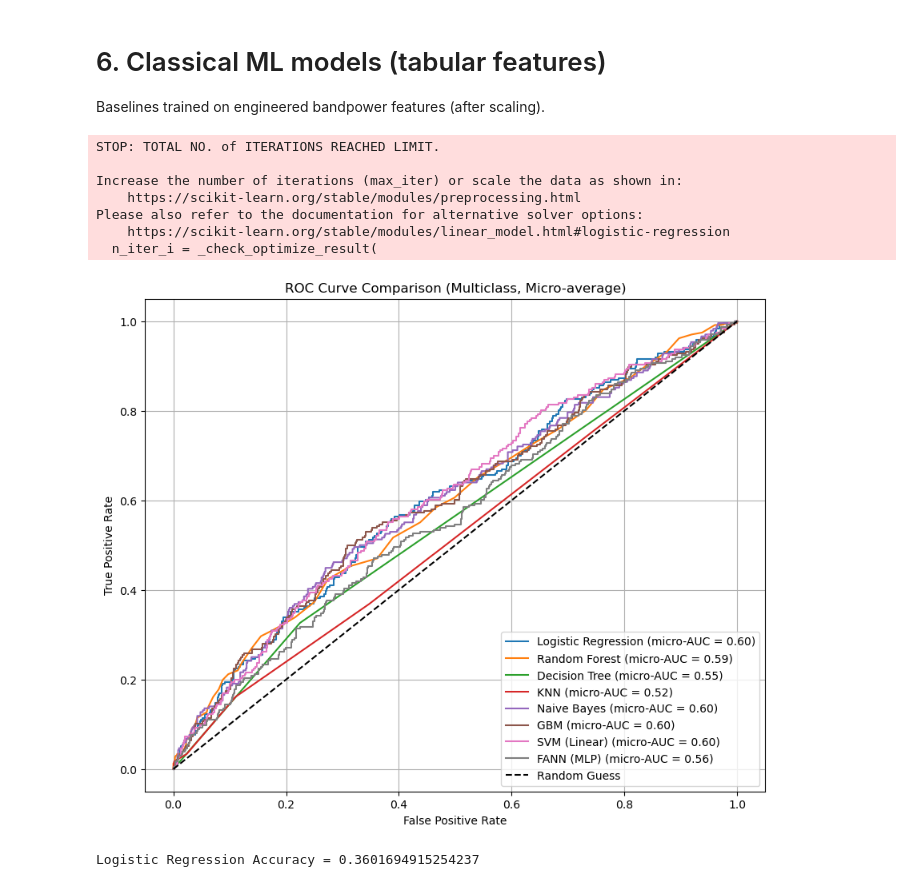
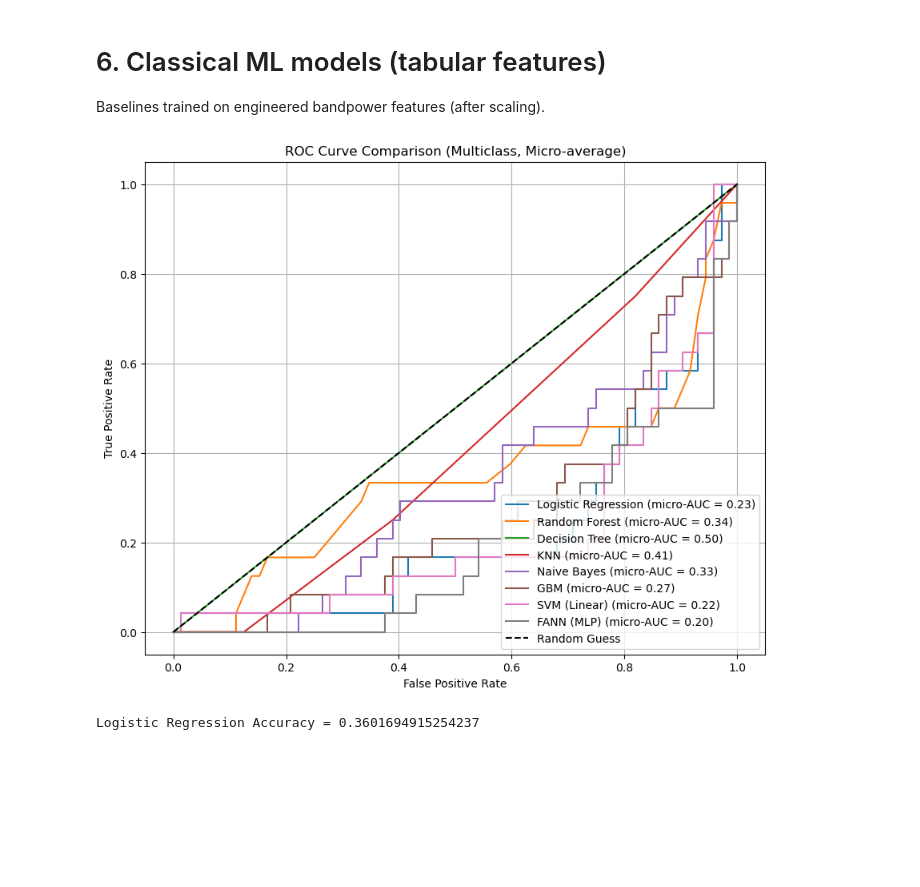
Before and after one commit to mushfique-tajwar/VR-EEG-Deep-Learning, a Jupyter notebook: code.ipynb, the cells around one changed output. Drawn from its saved outputs; the diff is of its cells as text; code cells hidden in the pictures; blank space fills up the shorter version.

Commit message:
LOSO

```diff
--- a/code.ipynb
+++ b/code.ipynb
@@ -611,25 +620,14 @@ We split window-level samples into train/test (optionally **grouped by Participa
 # %%
-# Train/Test Split (Participant-disjoint)
-#
-# IMPORTANT: We only allow subject-disjoint splitting to avoid participant leakage.
-# This notebook intentionally does NOT support random train/test splits.
+# Pick one LOSO fold for downstream cells
+##
+# The rest of the notebook expects a single train/test split (X_train/X_test etc).
+# Here we choose one LOSO fold to act as that split.
 
-required = ['x_band', 'y_band', 'X_seq_all', 'groups_win']
-missing = [k for k in required if k not in globals()]
-if missing:
-    raise NameError(f"Missing {missing}. Run windowing + feature engineering first.")
+_fold_to_use = int(globals().get('LOSO_FOLD', 0))
 
-if 'Participant' not in csvfile.columns:
-    raise KeyError("Participant column not found; cannot do subject-disjoint evaluation.")
-
-idx = np.arange(len(x_band))
-y_arr = np.asarray(y_band, dtype=np.int32)
-groups = np.asarray(groups_win)
-if len(groups) != len(idx):
-    raise ValueError(f"groups_win length mismatch: {len(groups)} vs n_windows={len(idx)}")
-
-splitter = GroupShuffleSplit(n_splits=1, test_size=0.3, random_state=5)
-train_idx, test_idx = next(splitter.split(idx, y_arr, groups=groups))
+train_idx, test_idx = splits[_fold_to_use]
+heldout_groups = np.unique(groups[test_idx])
+heldout_pid = int(heldout_groups[0]) if heldout_groups.size else None
 
 X_train = x_band.iloc[train_idx].reset_index(drop=True)
 X_test = x_band.iloc[test_idx].reset_index(drop=True)
@@ -641,7 +639,7 @@ y_test = pd.Series(y_arr[test_idx])
 X_train_seq = X_seq_all[train_idx]
 X_test_seq = X_seq_all[test_idx]
 
-print('Using participant-disjoint GroupShuffleSplit')
+print(f"Selected fold LOSO_FOLD={_fold_to_use}: held-out participant={heldout_pid}")
 print('X_train:', X_train.shape, 'y_train:', y_train.shape)
 print('X_test :', X_test.shape, 'y_test :', y_test.shape)
 print('X_train_seq:', X_train_seq.shape, 'X_test_seq:', X_test_seq.shape)
@@ -876,13 +837,21 @@ Baselines trained on engineered bandpower features (after scaling).
 # Determining which model to use (multiclass ROC: micro-average)
 
 models = {
-    "Logistic Regression": LogisticRegression(class_weight='balanced'),
+    "Logistic Regression": LogisticRegression(class_weight='balanced',
+        max_iter=5000,
+        solver='lbfgs'
+    ),
     "Random Forest": RandomForestClassifier(class_weight='balanced'),
     "Decision Tree": DecisionTreeClassifier(class_weight='balanced'),
     "KNN": KNeighborsClassifier(),
     "Naive Bayes": GaussianNB(),
     "GBM": GradientBoostingClassifier(random_state=5),
-    "SVM (Linear)": LinearSVC(class_weight='balanced', random_state=5),
+    "SVM (Linear)": LinearSVC(
+        class_weight='balanced',
+        random_state=5,
+        max_iter=10000,          # Increased for convergence
+        dual=False               # Set to False because n_samples > n_features
+    ),
     "FANN (MLP)": MLPClassifier(
         hidden_layer_sizes=(128, 64),
         activation='relu',
@@ -901,45 +870,36 @@ def get_score_matrix(fitted_model, X):
         scores = fitted_model.predict_proba(X)
     elif hasattr(fitted_model, "decision_function"):
         scores = fitted_model.decision_function(X)
-    else:
-        raise TypeError(f"Model {type(fitted_model).__name__} has neither predict_proba nor decision_function")
 
     scores = np.asarray(scores)
     if scores.ndim == 1:
         # Binary case: convert (n_samples,) -> (n_samples, 1) for consistent ravel() behavior
         scores = scores.reshape(-1, 1)
     return scores
 
 plt.figure(figsize=(10, 8))
 
 for name, model in models.items():
     model.fit(X_train_scaled, y_train)
     y_score = get_score_matrix(model, X_test_scaled)  # (n_samples, n_classes) or (n_samples, 1)
 
     # Binarize y_test using the model's class order to align columns
     y_test_bin = label_binarize(y_test, classes=model.classes_)
 
     # Micro-average ROC (treat each class prediction as a binary decision)
     fpr, tpr, _ = roc_curve(y_test_bin.ravel(), y_score.ravel())
     roc_auc = auc(fpr, tpr)
     plt.plot(fpr, tpr, label=f"{name} (micro-AUC = {roc_auc:.2f})")
 
 plt.plot([0, 1], [0, 1], 'k--', label='Random Guess')
 plt.xlabel("False Positive Rate")
 plt.ylabel("True Positive Rate")
 plt.title("ROC Curve Comparison (Multiclass, Micro-average)")
 plt.legend(loc="lower right")
 plt.grid()
 plt.show()
 # %% [output]
-STOP: TOTAL NO. of ITERATIONS REACHED LIMIT.
-
-Increase the number of iterations (max_iter) or scale the data as shown in:
-    https://scikit-learn.org/stable/modules/preprocessing.html
-Please also refer to the documentation for alternative solver options:
-    https://scikit-learn.org/stable/modules/linear_model.html#logistic-regression
-  n_iter_i = _check_optimize_result(
-[figure, old version]
+[figure, new version]
 # %%
 # Logistic Regression
 logistic_model = LogisticRegression(class_weight='balanced')
```
Also changed, not shown: parts of 10 cells of this notebook.
